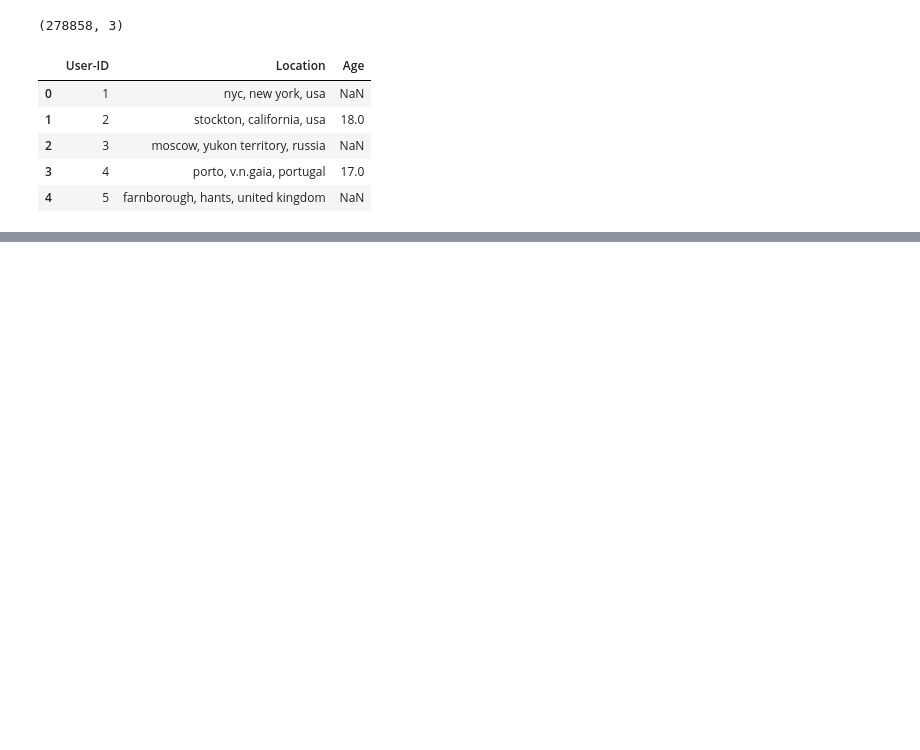
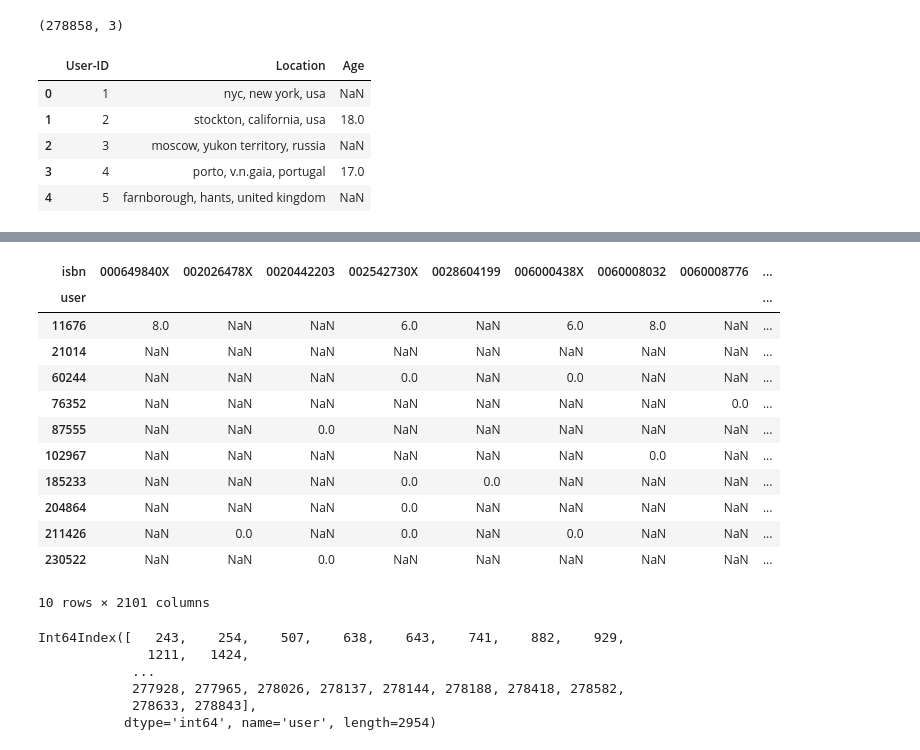
Before and after one commit to Abdel-Matinou/MLproject, a Jupyter notebook: project.ipynb, the cells around one changed output, grey strips where cells are left out. Saved outputs shown, nothing was run; the diff lists cells and outputs as text; code cells hidden in the pictures; blank space fills up the shorter version.

```diff
--- a/project.ipynb
+++ b/project.ipynb
@@ -59,0 +356,9 @@ df_users.head()
+# %%
+def distance(user1, user2):
+    try:
+        user1Ratings = userItemRatingMatrix.transpose()[user1]
+        user2Ratings = userItemRatingMatrix.transpose()[user2]
+        distance = hamming(user1Ratings, user2Ratings)
+    except:
+        distance = np.nan
+    return distance
@@ -59,0 +369,5 @@ df_users.head()
+# %%
+user = user1
+allUsers = pd.DataFrame(userItemRatingMatrix.index)
+allUsers = allUsers[allUsers.user != user]
+allUsers.head()
@@ -59,0 +381,3 @@ df_users.head()
+# %%
+allUsers["distance"] = allUsers['user'].apply(lambda x: distance(user, x))
+allUsers.head()
@@ -59,0 +391,38 @@ df_users.head()
+# %%
+# find nearest neighbors for an active user
+
+def nearestNeighbors(user, K=10):
+    #fetch all users
+    allUsers = pd.DataFrame(userItemRatingMatrix.index)
+    allUsers = allUsers[allUsers.user != user]
+    allUsers["distance"] = allUsers['user'].apply(lambda x: distance(user, x))
+    KnearestUsers = allUsers.sort_values(["distance"], ascending=True)['user'][:K]
+    return KnearestUsers
+
+KnearestUsers = nearestNeighbors(user1)
+# %%
+NNRatings = userItemRatingMatrix[userItemRatingMatrix.index.isin(KnearestUsers)]
+NNRatings
+# %% [output]
+| isbn | 000649840X | 002026478X | 0020442203 | 002542730X | 0028604199 | 006000438X | 0060008032 | 0060008776 | ... |
+| user |  |  |  |  |  |  |  |  | ... |
+| 11676 | 8.0 | NaN | NaN | 6.0 | NaN | 6.0 | 8.0 | NaN | ... |
+| 21014 | NaN | NaN | NaN | NaN | NaN | NaN | NaN | NaN | ... |
+| 60244 | NaN | NaN | NaN | 0.0 | NaN | 0.0 | NaN | NaN | ... |
+| 76352 | NaN | NaN | NaN | NaN | NaN | NaN | NaN | 0.0 | ... |
+| 87555 | NaN | NaN | 0.0 | NaN | NaN | NaN | NaN | NaN | ... |
+| 102967 | NaN | NaN | NaN | NaN | NaN | NaN | 0.0 | NaN | ... |
+| 185233 | NaN | NaN | NaN | 0.0 | 0.0 | NaN | NaN | NaN | ... |
+| 204864 | NaN | NaN | NaN | 0.0 | NaN | NaN | NaN | NaN | ... |
+| 211426 | NaN | 0.0 | NaN | 0.0 | NaN | 0.0 | NaN | NaN | ... |
+| 230522 | NaN | NaN | 0.0 | NaN | NaN | NaN | NaN | NaN | ... |
+10 rows × 2101 columns
+# %%
+userItemRatingMatrix.index
+# %% [output]
+Int64Index([   243,    254,    507,    638,    643,    741,    882,    929,
+              1211,   1424,
+            ...
+            277928, 277965, 278026, 278137, 278144, 278188, 278418, 278582,
+            278633, 278843],
+           dtype='int64', name='user', length=2954)
```
Also changed, not shown: parts of 59 cells of this notebook, 7 other files.
